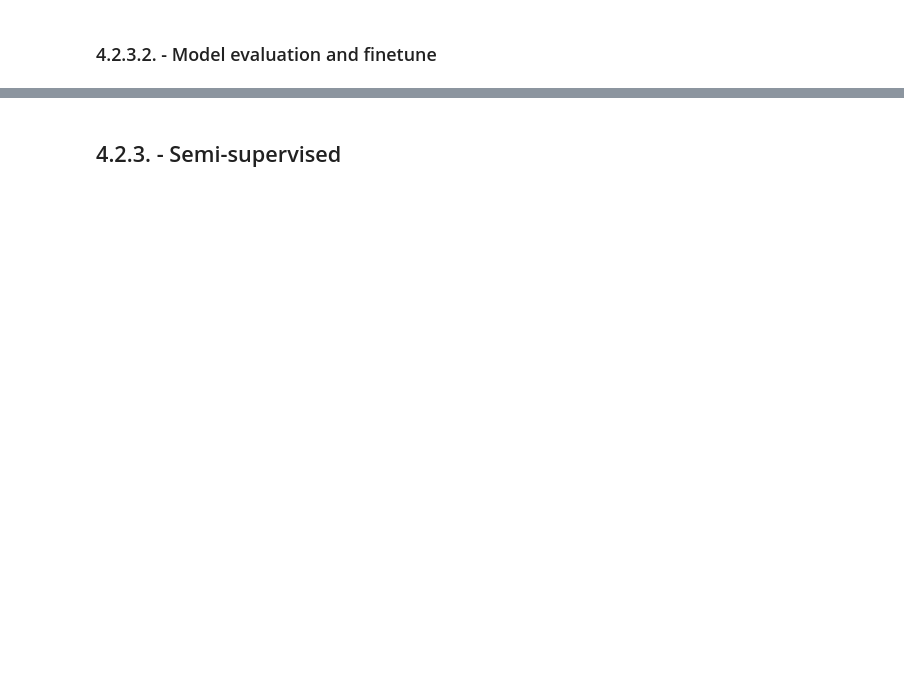
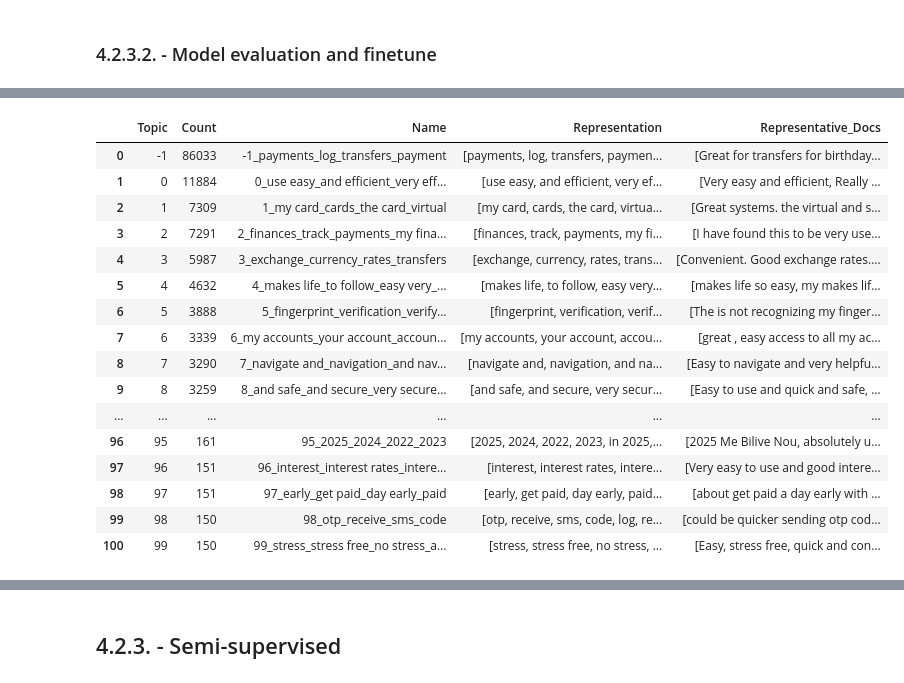
Before and after one commit to pcatarino88/banking_app_reviews, a Jupyter notebook: notebooks/4.2. BERTopic Modelling.ipynb, the cells around one changed output, grey strips where cells are left out. Cells and saved outputs as stored; diff of their text form; code cells hidden in the pictures; blank space fills up the shorter version.

```diff
--- a/notebooks/4.2. BERTopic Modelling.ipynb
+++ b/notebooks/4.2. BERTopic Modelling.ipynb
@@ -454,14 +474,6 @@ seed_topic_model.get_topic_info()
 # keep original untouched
 seed_try = copy.deepcopy(seed_topic_model)
 # %%
-# Reassign outliers
-topics2 = seed_try.reduce_outliers(
-    reviews, topics,
-    strategy="probabilities",
-    probabilities=probs,        # <-- pass probs that match current topics
-    threshold=0.015
-)
-
-# Commit the new assignments into the model
-seed_try.update_topics(reviews, topics=topics2, vectorizer_model=vectorizer_model)
+# Reduce topics - modifies the model and returns it
+seed_try = seed_try.reduce_topics(reviews, nr_topics=101)
 # %% [output]
@@ -468,0 +484,22 @@ seed_try.update_topics(reviews, topics=topics2, vectorizer_model=vectorizer_mode
+# %%
+# Check the results
+pd.set_option("display.max_rows", None)   # show all rows
+seed_try.get_topic_info()
+# %% [output]
+|  | Topic | Count | Name | Representation | Representative_Docs |
+| 0 | -1 | 86033 | -1_payments_log_transfers_payment | [payments, log, transfers, paymen... | [Great for transfers for birthday... |
+| 1 | 0 | 11884 | 0_use easy_and efficient_very eff... | [use easy, and efficient, very ef... | [Very easy and efficient, Really ... |
+| 2 | 1 | 7309 | 1_my card_cards_the card_virtual | [my card, cards, the card, virtua... | [Great systems. the virtual and s... |
+| 3 | 2 | 7291 | 2_finances_track_payments_my fina... | [finances, track, payments, my fi... | [I have found this to be very use... |
+| 4 | 3 | 5987 | 3_exchange_currency_rates_transfers | [exchange, currency, rates, trans... | [Convenient. Good exchange rates.... |
+| 5 | 4 | 4632 | 4_makes life_to follow_easy very_... | [makes life, to follow, easy very... | [makes life so easy, my makes lif... |
+| 6 | 5 | 3888 | 5_fingerprint_verification_verify... | [fingerprint, verification, verif... | [The is not recognizing my finger... |
+| 7 | 6 | 3339 | 6_my accounts_your account_accoun... | [my accounts, your account, accou... | [great , easy access to all my ac... |
+| 8 | 7 | 3290 | 7_navigate and_navigation_and nav... | [navigate and, navigation, and na... | [Easy to navigate and very helpfu... |
+| 9 | 8 | 3259 | 8_and safe_and secure_very secure... | [and safe, and secure, very secur... | [Easy to use and quick and safe, ... |
+| ... | ... | ... | ... | ... | ... |
+| 96 | 95 | 161 | 95_2025_2024_2022_2023 | [2025, 2024, 2022, 2023, in 2025,... | [2025 Me Bilive Nou, absolutely u... |
+| 97 | 96 | 151 | 96_interest_interest rates_intere... | [interest, interest rates, intere... | [Very easy to use and good intere... |
+| 98 | 97 | 151 | 97_early_get paid_day early_paid | [early, get paid, day early, paid... | [about get paid a day early with ... |
+| 99 | 98 | 150 | 98_otp_receive_sms_code | [otp, receive, sms, code, log, re... | [could be quicker sending otp cod... |
+| 100 | 99 | 150 | 99_stress_stress free_no stress_a... | [stress, stress free, no stress, ... | [Easy, stress free, quick and con... |
```
Also changed, not shown: parts of 26 cells of this notebook.
